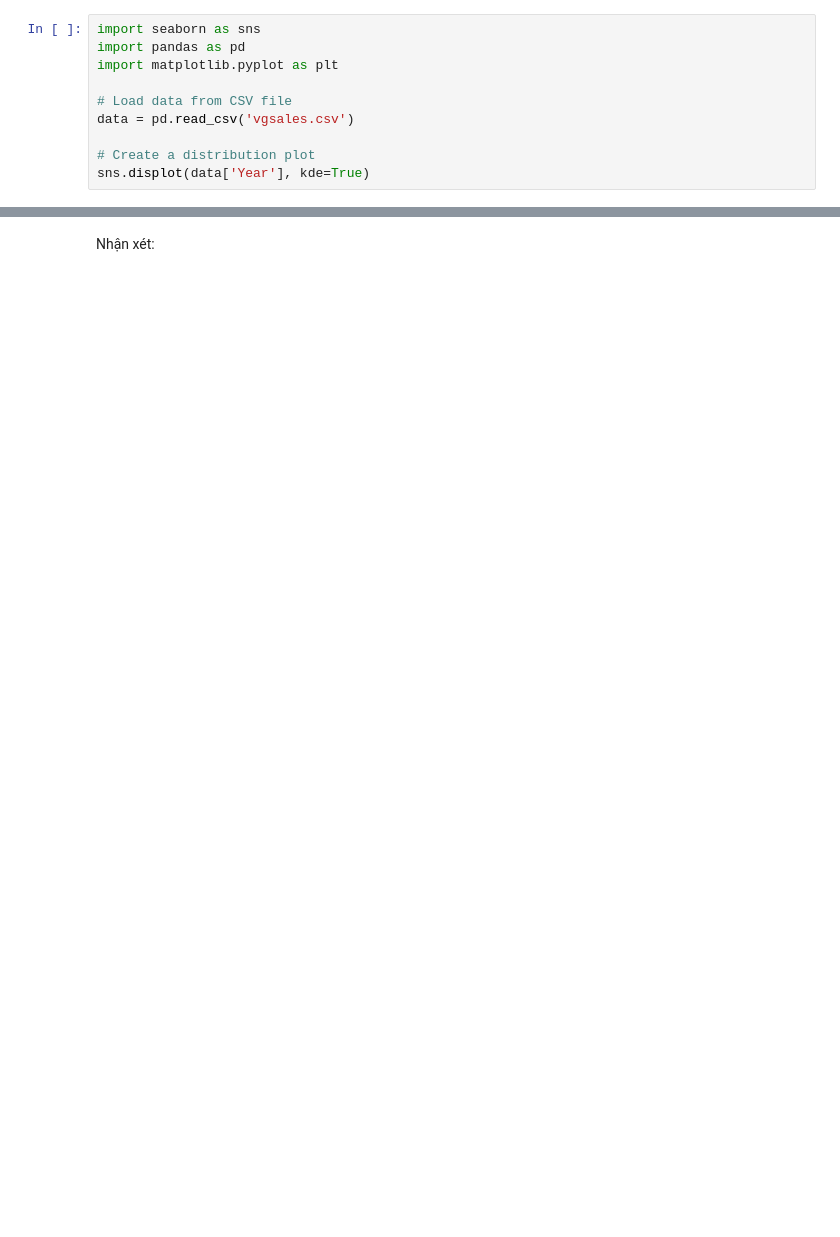
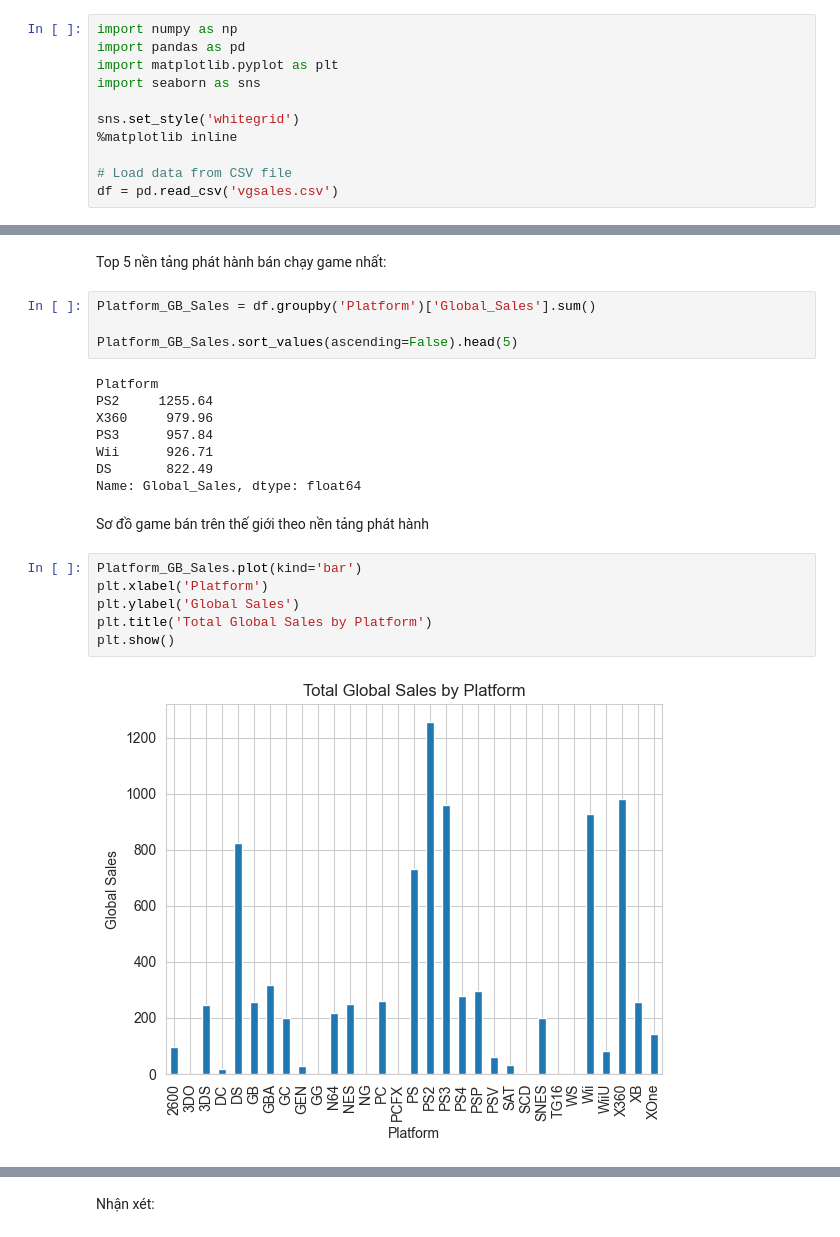
Before and after one commit to Skywoodthefifth/Data_Analysis, a Jupyter notebook: test.ipynb, the cells around one changed output, grey strips where cells are left out. Cells and saved outputs as stored; diff of their text form; blank space fills up the shorter version.

```diff
--- a/test.ipynb
+++ b/test.ipynb
@@ -1,10 +29,11 @@
 # %%
-import seaborn as sns
+import numpy as np
 import pandas as pd
 import matplotlib.pyplot as plt
+import seaborn as sns
+
+sns.set_style('whitegrid')
+%matplotlib inline
 
 # Load data from CSV file
-data = pd.read_csv('vgsales.csv')
-
-# Create a distribution plot
-sns.displot(data['Year'], kde=True)
+df = pd.read_csv('vgsales.csv')
@@ -13,0 +113,24 @@ sns.displot(data['Year'], kde=True)
+# %% [markdown]
+Top 5 nền tảng phát hành bán chạy game nhất:
+# %%
+Platform_GB_Sales = df.groupby('Platform')['Global_Sales'].sum()
+
+Platform_GB_Sales.sort_values(ascending=False).head(5)
+# %% [output]
+Platform
+PS2     1255.64
+X360     979.96
+PS3      957.84
+Wii      926.71
+DS       822.49
+Name: Global_Sales, dtype: float64
+# %% [markdown]
+Sơ đồ game bán trên thế giới theo nền tảng phát hành
+# %%
+Platform_GB_Sales.plot(kind='bar')
+plt.xlabel('Platform')
+plt.ylabel('Global Sales')
+plt.title('Total Global Sales by Platform')
+plt.show()
+# %% [output]
+[figure, added]
```
Also changed, not shown: parts of 26 cells of this notebook.
